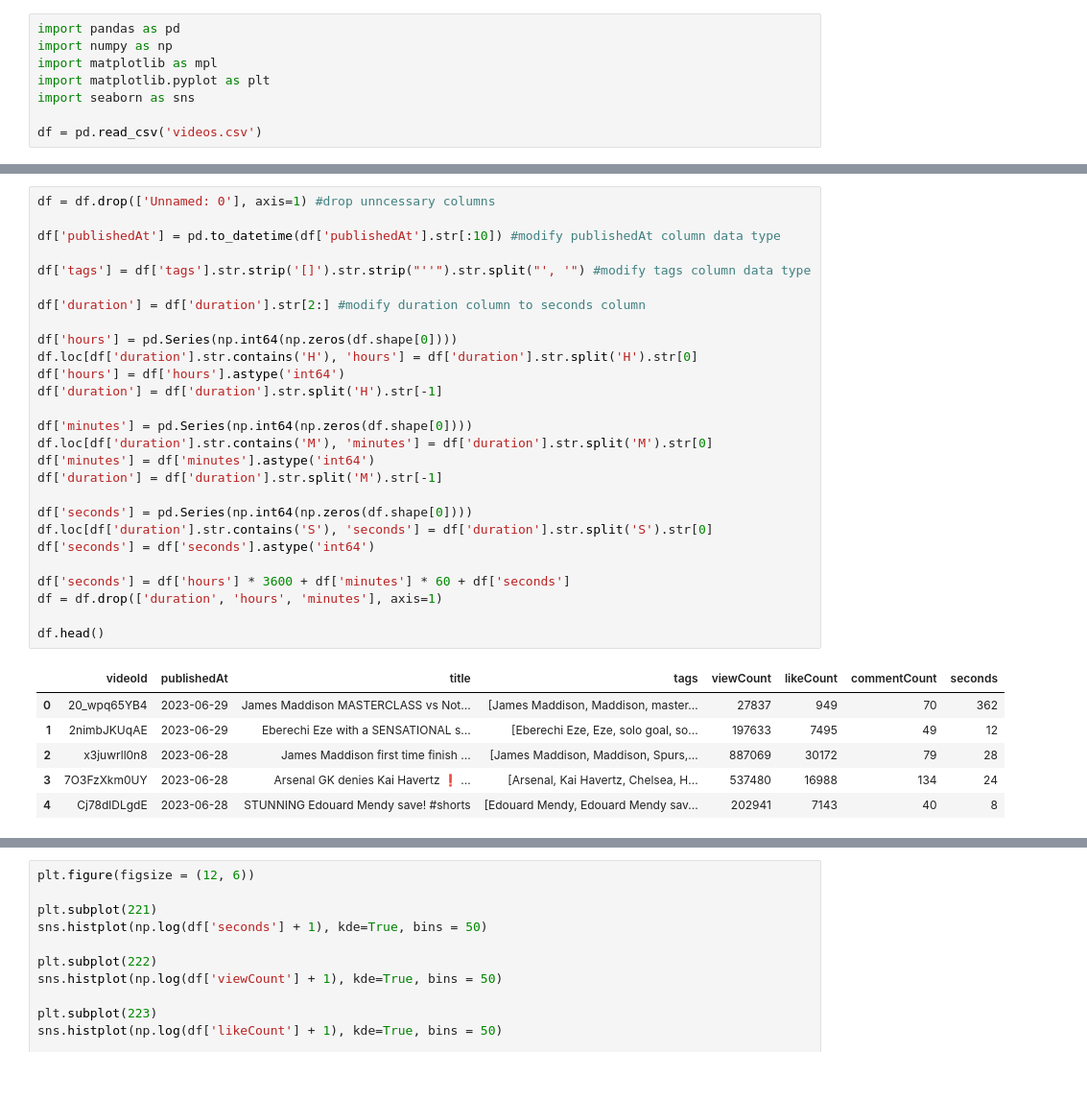
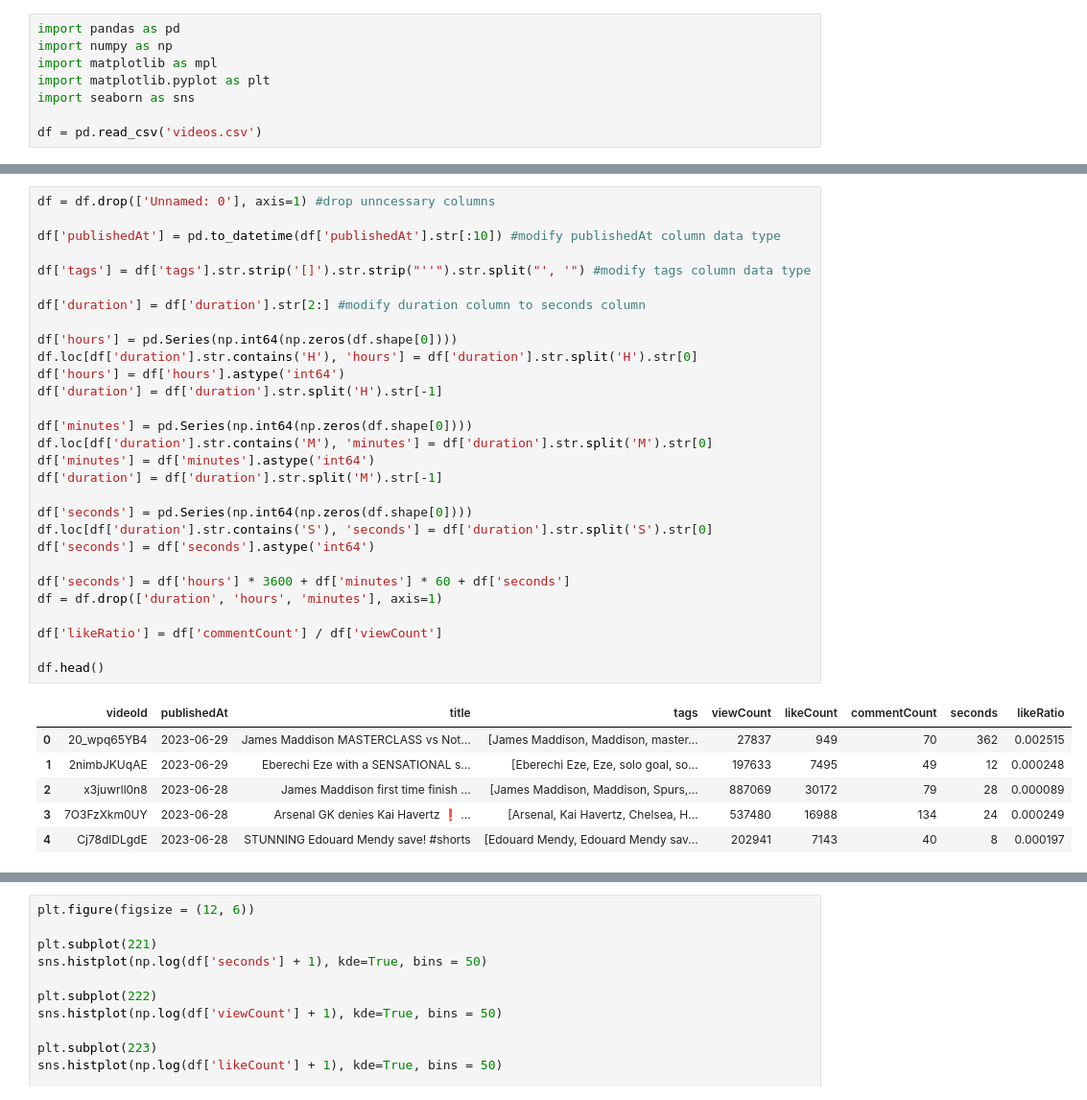
Before and after one commit to mw01github/Full-Data-Science-Process-Project, a Jupyter notebook: Analysis.ipynb, the cells around one changed output, grey strips where cells are left out. Shown: that part at 96% size. Drawn from its saved outputs; the diff is of its cells as text.

```diff
--- a/Analysis.ipynb
+++ b/Analysis.ipynb
@@ -18,37 +18,39 @@ df.head()
 # %%
 df = df.drop(['Unnamed: 0'], axis=1) #drop unncessary columns
 
 df['publishedAt'] = pd.to_datetime(df['publishedAt'].str[:10]) #modify publishedAt column data type
 
 df['tags'] = df['tags'].str.strip('[]').str.strip("''").str.split("', '") #modify tags column data type
 
 df['duration'] = df['duration'].str[2:] #modify duration column to seconds column
 
 df['hours'] = pd.Series(np.int64(np.zeros(df.shape[0])))
 df.loc[df['duration'].str.contains('H'), 'hours'] = df['duration'].str.split('H').str[0]
 df['hours'] = df['hours'].astype('int64')
 df['duration'] = df['duration'].str.split('H').str[-1]
 
 df['minutes'] = pd.Series(np.int64(np.zeros(df.shape[0])))
 df.loc[df['duration'].str.contains('M'), 'minutes'] = df['duration'].str.split('M').str[0]
 df['minutes'] = df['minutes'].astype('int64')
 df['duration'] = df['duration'].str.split('M').str[-1]
 
 df['seconds'] = pd.Series(np.int64(np.zeros(df.shape[0])))
 df.loc[df['duration'].str.contains('S'), 'seconds'] = df['duration'].str.split('S').str[0]
 df['seconds'] = df['seconds'].astype('int64')
 
 df['seconds'] = df['hours'] * 3600 + df['minutes'] * 60 + df['seconds']
 df = df.drop(['duration', 'hours', 'minutes'], axis=1)
 
+df['likeRatio'] = df['commentCount'] / df['viewCount']
+
 df.head()
 # %% [output]
-|  | videoId | publishedAt | title | tags | viewCount | likeCount | commentCount | seconds |
-| 0 | 20_wpq65YB4 | 2023-06-29 | James Maddison MASTERCLASS vs Not... | [James Maddison, Maddison, master... | 27837 | 949 | 70 | 362 |
-| 1 | 2nimbJKUqAE | 2023-06-29 | Eberechi Eze with a SENSATIONAL s... | [Eberechi Eze, Eze, solo goal, so... | 197633 | 7495 | 49 | 12 |
-| 2 | x3juwrll0n8 | 2023-06-28 | James Maddison first time finish ... | [James Maddison, Maddison, Spurs,... | 887069 | 30172 | 79 | 28 |
-| 3 | 7O3FzXkm0UY | 2023-06-28 | Arsenal GK denies Kai Havertz ❗️ ... | [Arsenal, Kai Havertz, Chelsea, H... | 537480 | 16988 | 134 | 24 |
-| 4 | Cj78dlDLgdE | 2023-06-28 | STUNNING Edouard Mendy save! #shorts | [Edouard Mendy, Edouard Mendy sav... | 202941 | 7143 | 40 | 8 |
+|  | videoId | publishedAt | title | tags | viewCount | likeCount | commentCount | seconds | likeRatio |
+| 0 | 20_wpq65YB4 | 2023-06-29 | James Maddison MASTERCLASS vs Not... | [James Maddison, Maddison, master... | 27837 | 949 | 70 | 362 | 0.002515 |
+| 1 | 2nimbJKUqAE | 2023-06-29 | Eberechi Eze with a SENSATIONAL s... | [Eberechi Eze, Eze, solo goal, so... | 197633 | 7495 | 49 | 12 | 0.000248 |
+| 2 | x3juwrll0n8 | 2023-06-28 | James Maddison first time finish ... | [James Maddison, Maddison, Spurs,... | 887069 | 30172 | 79 | 28 | 0.000089 |
+| 3 | 7O3FzXkm0UY | 2023-06-28 | Arsenal GK denies Kai Havertz ❗️ ... | [Arsenal, Kai Havertz, Chelsea, H... | 537480 | 16988 | 134 | 24 | 0.000249 |
+| 4 | Cj78dlDLgdE | 2023-06-28 | STUNNING Edouard Mendy save! #shorts | [Edouard Mendy, Edouard Mendy sav... | 202941 | 7143 | 40 | 8 | 0.000197 |
 # %%
 df.describe()
 df.info()
```
Also changed, not shown: parts of 6 cells of this notebook.
